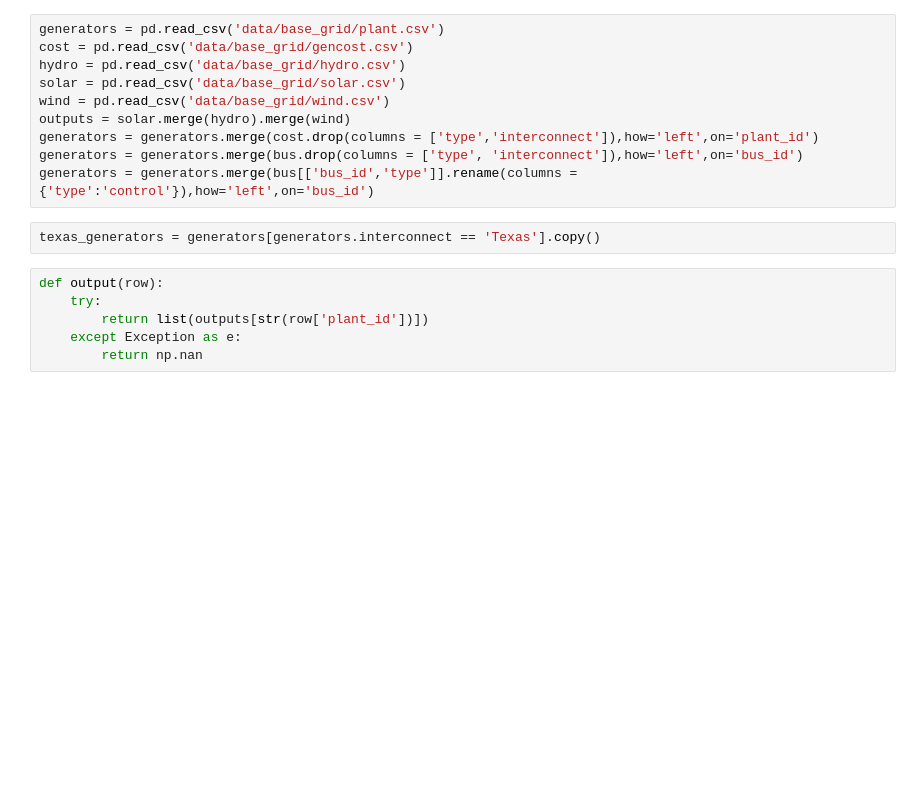
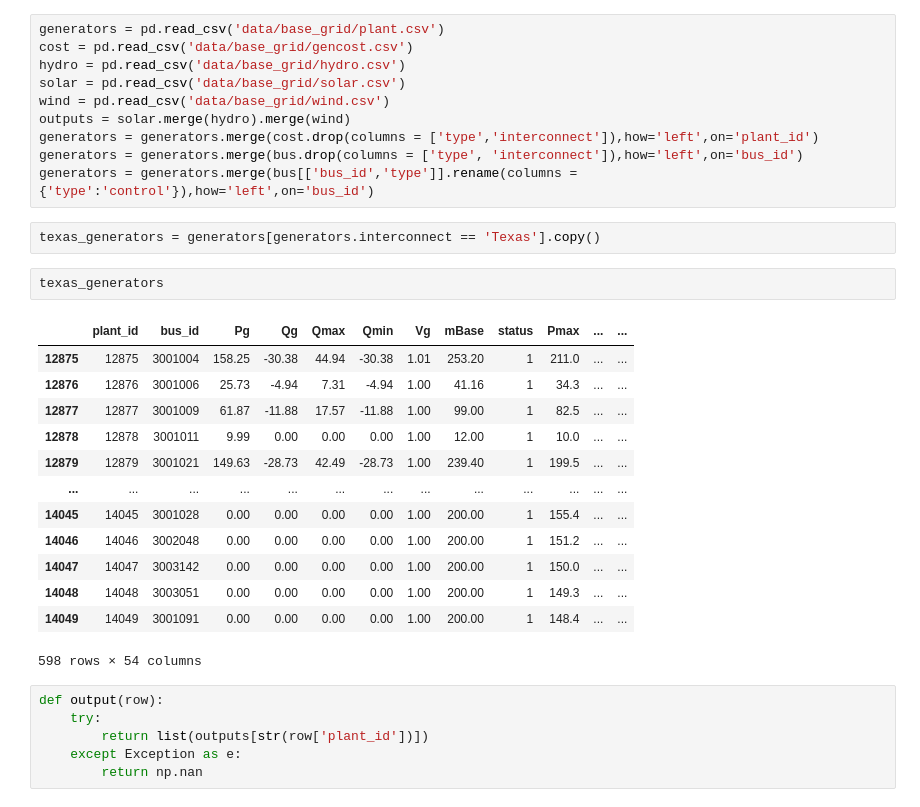
Before and after one commit to eym55/power_grid_sim, a Jupyter notebook: power_grid_etl.ipynb, the cells around one changed output. Saved outputs shown, nothing was run; the diff lists cells and outputs as text; blank space fills up the shorter version.

```diff
--- a/power_grid_etl.ipynb
+++ b/power_grid_etl.ipynb
@@ -49,6 +49,22 @@ generators = generators.merge(bus.drop(columns = ['type', 'interconnect']),how='
 generators = generators.merge(bus[['bus_id','type']].rename(columns = {'type':'control'}),how='left',on='bus_id')
 # %%
 texas_generators = generators[generators.interconnect == 'Texas'].copy()
+# %%
+texas_generators
+# %% [output]
+|  | plant_id | bus_id | Pg | Qg | Qmax | Qmin | Vg | mBase | status | Pmax | ... | ... |
+| 12875 | 12875 | 3001004 | 158.25 | -30.38 | 44.94 | -30.38 | 1.01 | 253.20 | 1 | 211.0 | ... | ... |
+| 12876 | 12876 | 3001006 | 25.73 | -4.94 | 7.31 | -4.94 | 1.00 | 41.16 | 1 | 34.3 | ... | ... |
+| 12877 | 12877 | 3001009 | 61.87 | -11.88 | 17.57 | -11.88 | 1.00 | 99.00 | 1 | 82.5 | ... | ... |
+| 12878 | 12878 | 3001011 | 9.99 | 0.00 | 0.00 | 0.00 | 1.00 | 12.00 | 1 | 10.0 | ... | ... |
+| 12879 | 12879 | 3001021 | 149.63 | -28.73 | 42.49 | -28.73 | 1.00 | 239.40 | 1 | 199.5 | ... | ... |
+| ... | ... | ... | ... | ... | ... | ... | ... | ... | ... | ... | ... | ... |
+| 14045 | 14045 | 3001028 | 0.00 | 0.00 | 0.00 | 0.00 | 1.00 | 200.00 | 1 | 155.4 | ... | ... |
+| 14046 | 14046 | 3002048 | 0.00 | 0.00 | 0.00 | 0.00 | 1.00 | 200.00 | 1 | 151.2 | ... | ... |
+| 14047 | 14047 | 3003142 | 0.00 | 0.00 | 0.00 | 0.00 | 1.00 | 200.00 | 1 | 150.0 | ... | ... |
+| 14048 | 14048 | 3003051 | 0.00 | 0.00 | 0.00 | 0.00 | 1.00 | 200.00 | 1 | 149.3 | ... | ... |
+| 14049 | 14049 | 3001091 | 0.00 | 0.00 | 0.00 | 0.00 | 1.00 | 200.00 | 1 | 148.4 | ... | ... |
+598 rows × 54 columns
 # %%
 def output(row):
     try:
```
Also changed, not shown: parts of 11 cells of this notebook.
